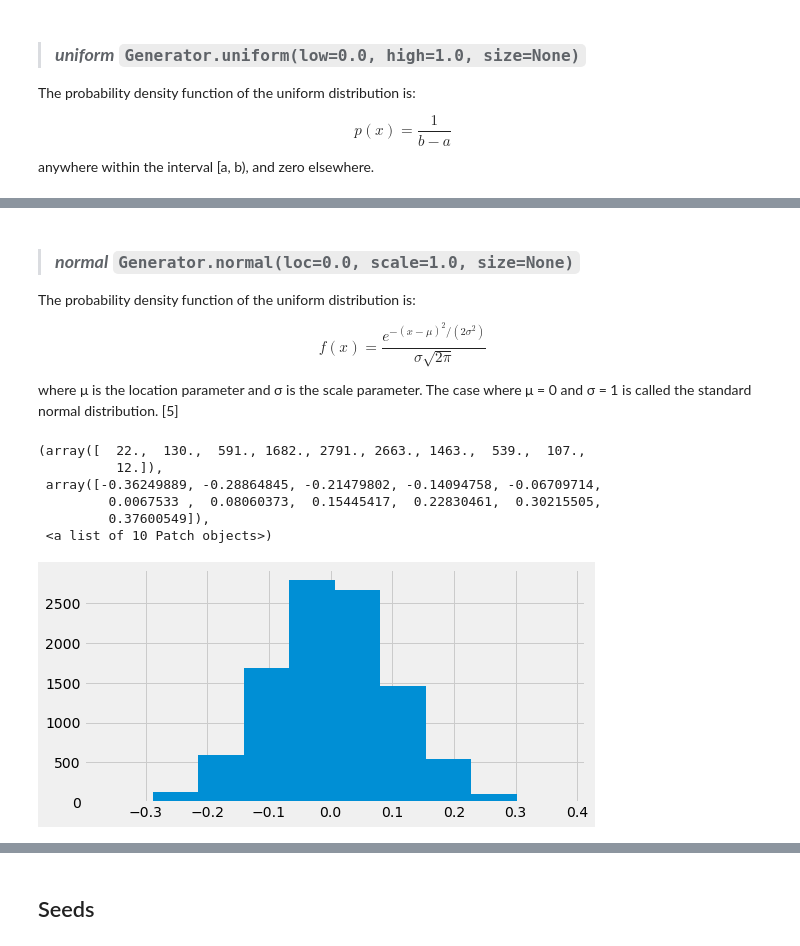
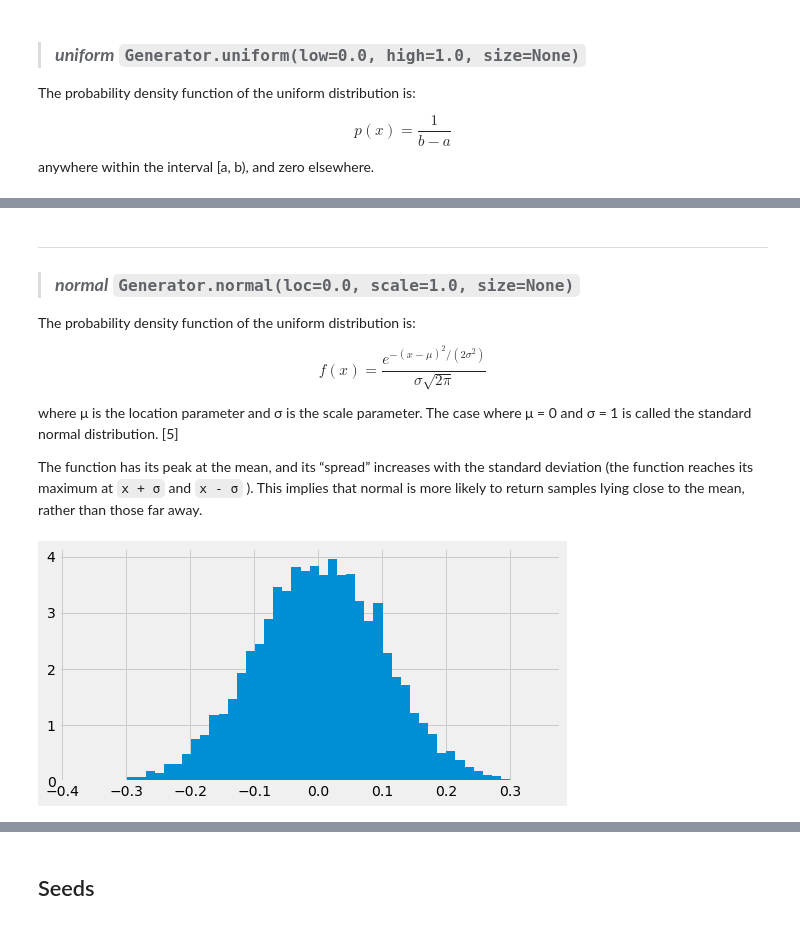
Before and after one commit to G00387867/numpy-random, a Jupyter notebook: numpy-random.ipynb, the cells around one changed output, grey strips where cells are left out. Saved outputs shown, nothing was run; the diff lists cells and outputs as text; code cells hidden in the pictures.

```diff
--- a/numpy-random.ipynb
+++ b/numpy-random.ipynb
@@ -253,20 +253,19 @@ plt.show()
 # %% [markdown]
+---
 >### _**normal**_  `Generator.normal(loc=0.0, scale=1.0, size=None)`
 The probability density function of the uniform distribution is:
 
 $$f(x) = \frac{e^{-(x - \mu)^{2}/(2\sigma^{2}) }} {\sigma\sqrt{2\pi}}$$
 
 where μ is the location parameter and σ is the scale parameter. The case where μ = 0 and σ = 1 is called the standard normal distribution. [5]
+
+The function has its peak at the mean, and its “spread” increases with the standard deviation (the function reaches its maximum at `x + σ` and `x - σ` ). This implies that normal is more likely to return samples lying close to the mean, rather than those far away.
 # %%
 # rng = np.random.default_rng()
-x = rng.normal(0, 0.1, 10000) # first number in the passed elements (miu)represents the `mean` while the seond element (sigma) is related to the `spread`
+x = rng.normal(0, 0.1, 10000) # first number in the passed elements (mu)represents the `mean`
+# while the second element (sigma) is the standard deviation which is related to the `spread`
+
+count, bins, ignored = plt.hist(x, 50, density = True)
+plt.show() # bell-shaped
+# %% [output]
+[figure, added]
-# %%
-plt.hist(x)
-# %% [output]
-(array([  22.,  130.,  591., 1682., 2791., 2663., 1463.,  539.,  107.,
-          12.]),
- array([-0.36249889, -0.28864845, -0.21479802, -0.14094758, -0.06709714,
-         0.0067533 ,  0.08060373,  0.15445417,  0.22830461,  0.30215505,
-         0.37600549]),
- <a list of 10 Patch objects>)
-[figure, removed]
```
Also changed, not shown: parts of 23 cells of this notebook.
